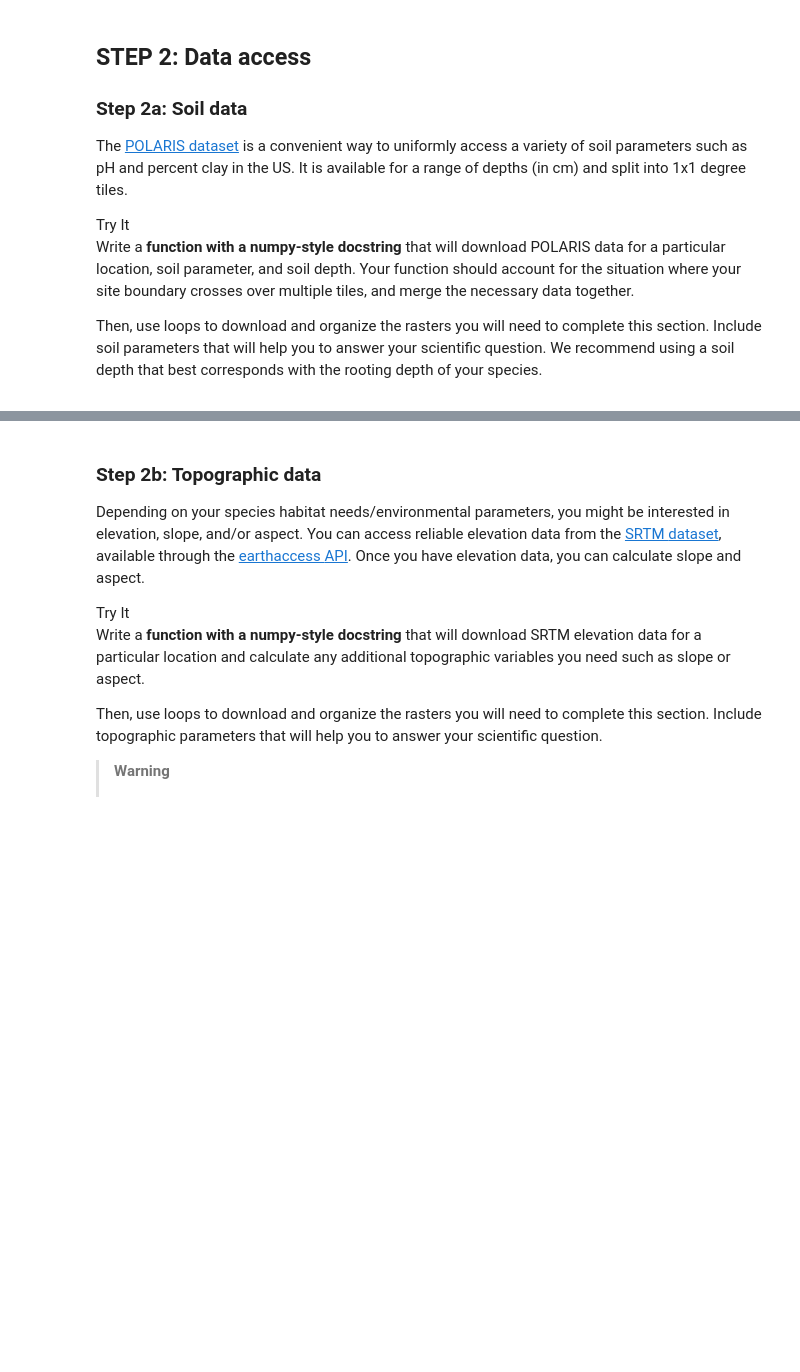
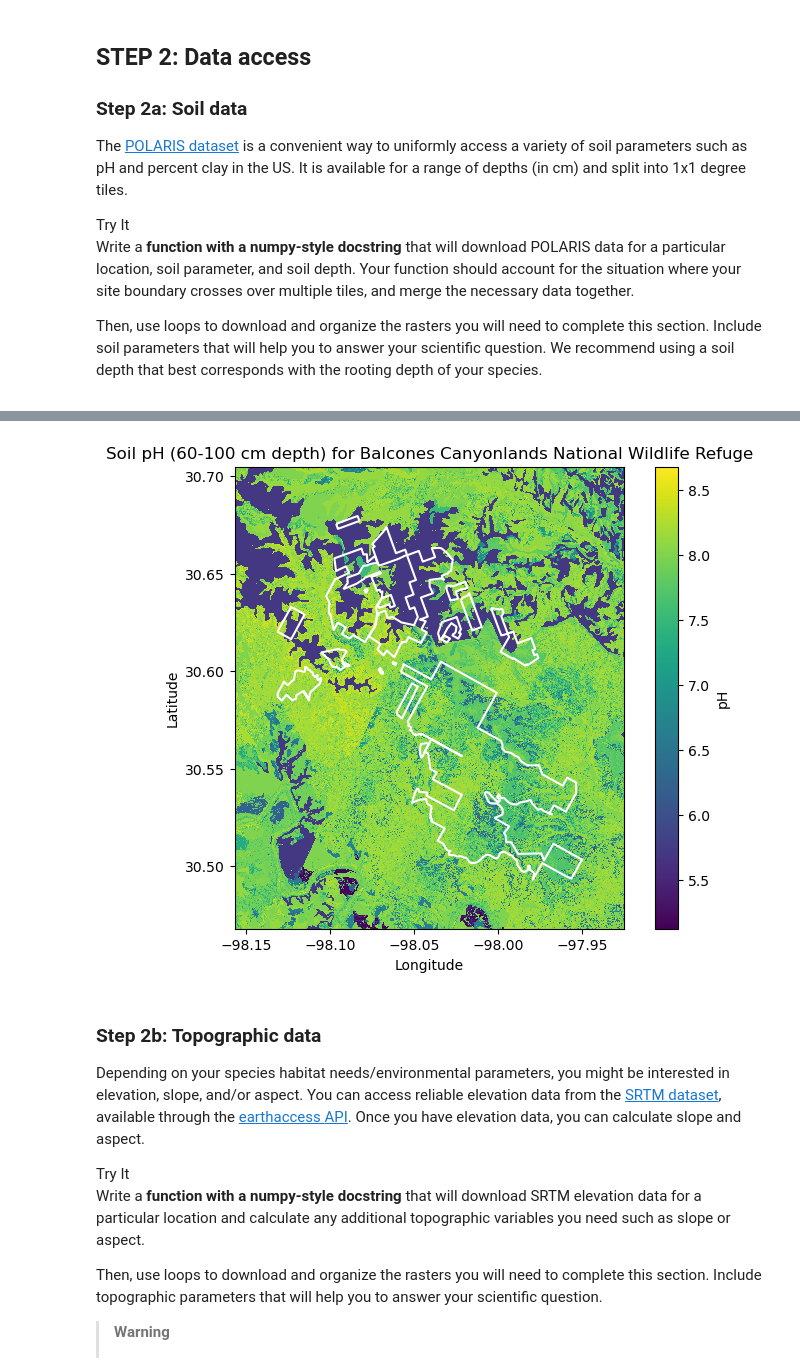
Before and after one commit to earthlab-education/spring-03-habitat-suitability-climate-change-MarJess, a Jupyter notebook: habitat_suitability_WIP.ipynb, the cells around one changed output, grey strips where cells are left out. Drawn from its saved outputs; the diff is of its cells as text; code cells hidden in the pictures; blank space fills up the shorter version.

```diff
--- a/habitat_suitability_WIP.ipynb
+++ b/habitat_suitability_WIP.ipynb
@@ -662,3 +860,14 @@ best corresponds with the rooting depth of your species.</p></div></div>
+# %%
+balcones_canyonlands_plot = plot_site(site_da=soil_ph_das["BC"],
+                              site_gdf=balcones_canyonlands_gdf,
+                              plots_dir=ph_plots_dir,
+                              site_fig_name='ph_balcones_canyonlands',
+                              plot_title='Soil pH (60-100 cm depth) for Balcones Canyonlands National Wildlife Refuge',
+                              bar_label='pH',
+                              plot_cmap='viridis',
+                              boundary_clr='white')
+# %% [output]
+[figure, added]
 # %% [markdown]
 ### Step 2b: Topographic data
 
```
Also changed, not shown: parts of 53 cells of this notebook, 17 other files.
